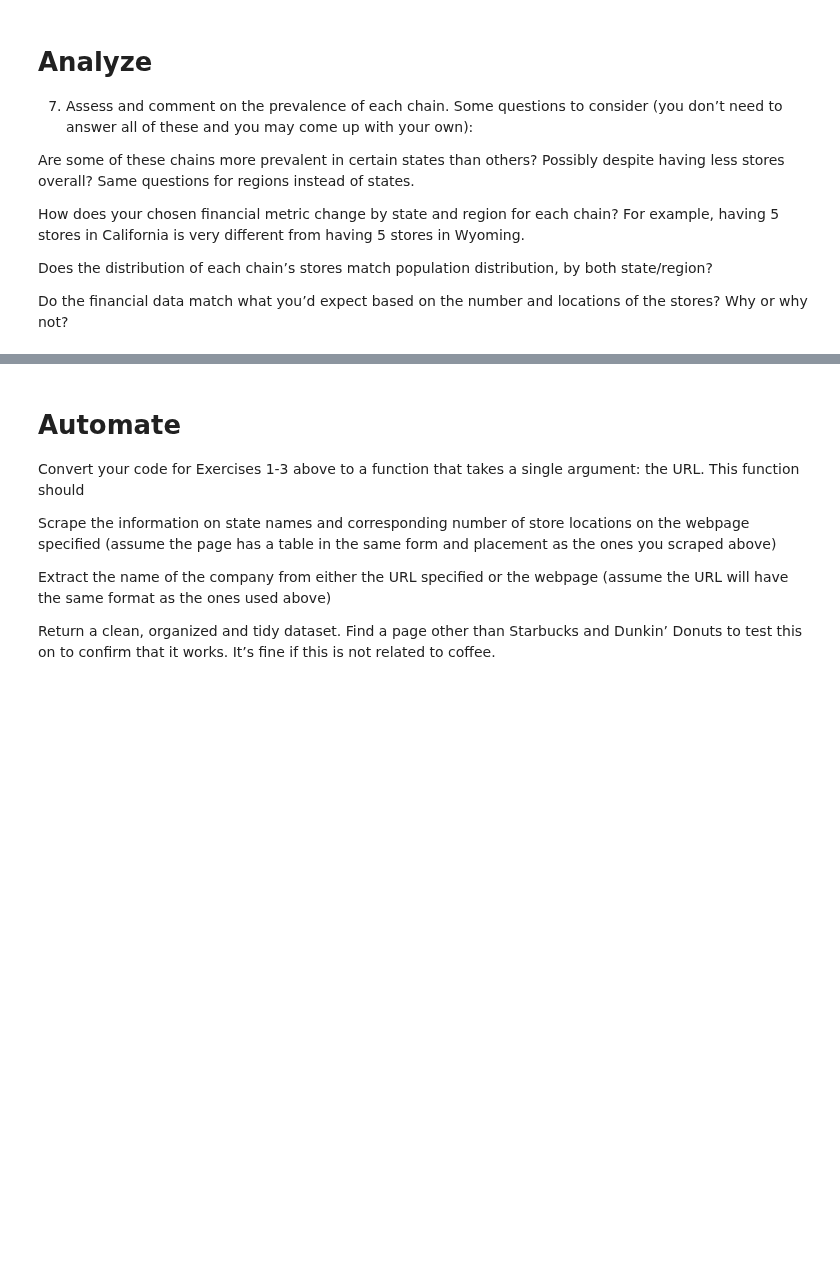
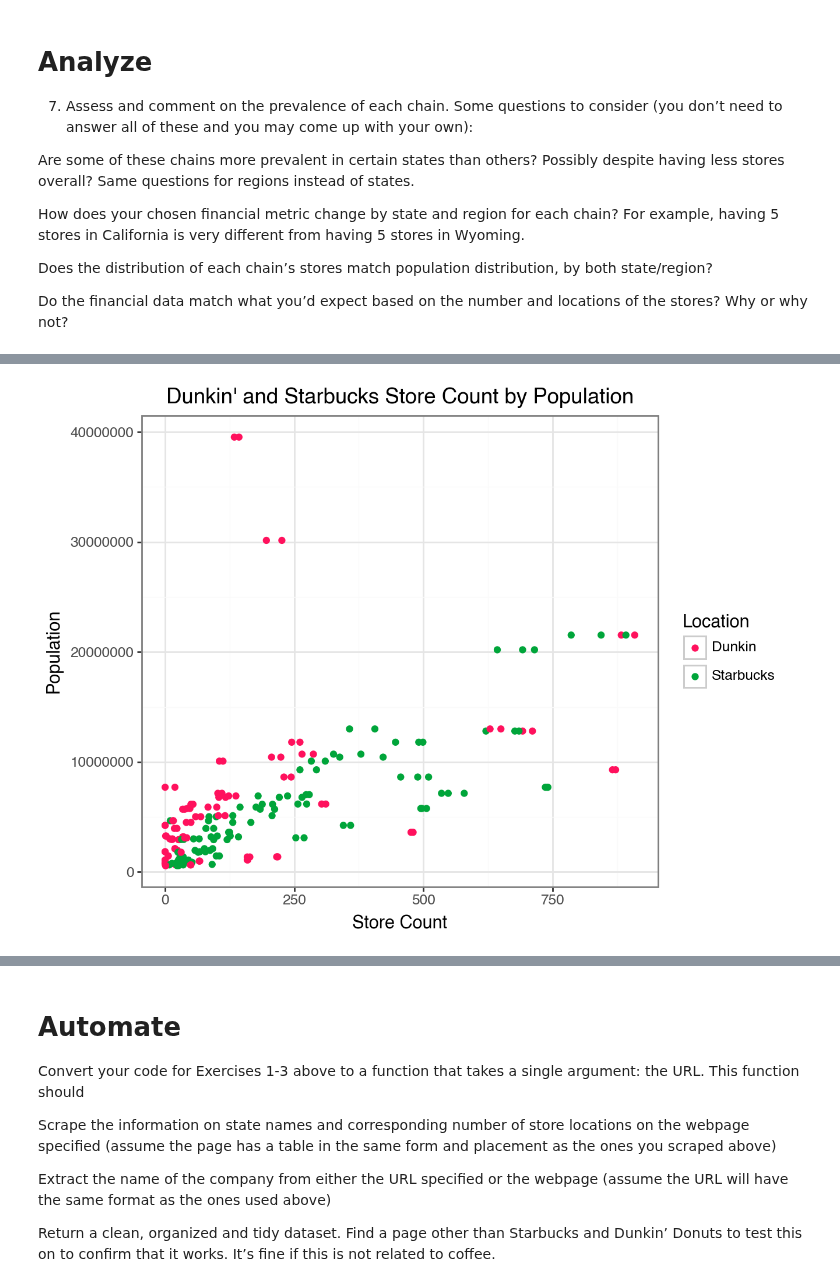
Before and after one commit to chloefeehan/GSB544, a Jupyter notebook: Labs/Lab4/Lab4.ipynb, the cells around one changed output, grey strips where cells are left out. Cells and saved outputs as stored; diff of their text form; code cells hidden in the pictures; blank space fills up the shorter version.

```diff
--- a/Labs/Lab4/Lab4.ipynb
+++ b/Labs/Lab4/Lab4.ipynb
@@ -257,0 +346,11 @@ Do the financial data match what you’d expect based on the number and location
+# %%
+(ggplot(all_data, aes(x='store_count', y='population', color = "location"))
+ + geom_point()
+ + labs(x = "Store Count", y = "Population",
+        title = "Dunkin' and Starbucks Store Count by Population",
+        color = "Location")
+ + scale_color_manual(values=["#ff115d", "#00a53a"])
+ + theme_bw()
+)
+# %% [output]
+[figure, added]
```
Also changed, not shown: parts of 26 cells of this notebook.
